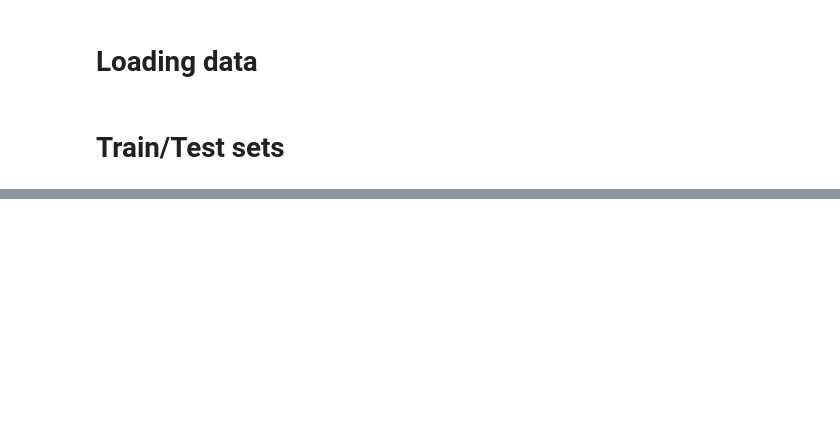
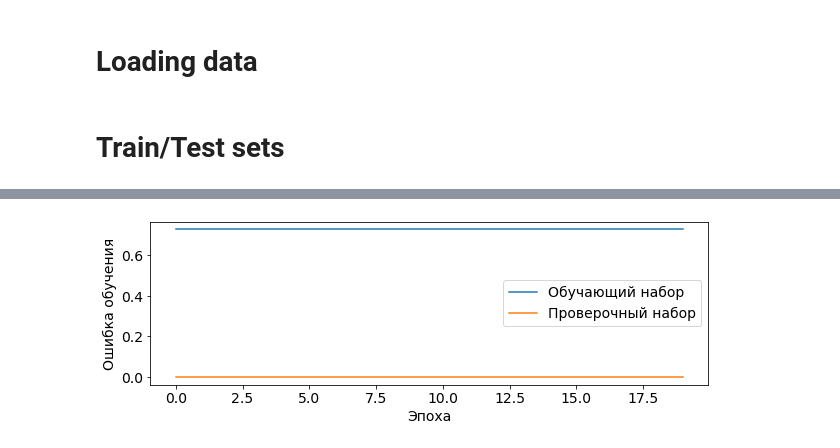
Before and after one commit to Elena-Apo/diploma, a Jupyter notebook: Network.ipynb, the cells around one changed output, grey strips where cells are left out. Drawn from its saved outputs; the diff is of its cells as text; code cells hidden in the pictures; blank space fills up the shorter version.

```diff
--- a/Network.ipynb
+++ b/Network.ipynb
@@ -150,0 +112,12 @@ model = keras.Sequential([
+# %%
+model = keras.Sequential([
+    Flatten(input_shape=(h_size, X.shape[2])),
+    Dense(1, activation='sigmoid')
+])
+
+print(model.summary())      # вывод структуры НС в консоль
+
+model.compile(optimizer='adam',
+            #  loss='mean_squared_error',
+             loss=keras.losses.BinaryCrossentropy(from_logits=False),
+             metrics=['accuracy'])
@@ -151,9 +128,6 @@ model = keras.Sequential([
 # %%
-print(model.summary())      # вывод структуры НС в консоль
+# X_tr = X_train.reshape((X_train.shape[0], X_train.shape[1], X_train.shape[2]))
 
-model.compile(optimizer='adam',
-             loss='mean_squared_error',
-             metrics=['accuracy'])
+epochs_num = 20
 
-
-hist = model.fit(x_train, y_train_cat_new, batch_size=32, epochs=5, validation_split=0.2)
+hist = model.fit(X_train, y_train, batch_size=100, epochs=epochs_num, validation_split=0.3)
@@ -160,10 +152,19 @@ hist = model.fit(x_train, y_train_cat_new, batch_size=32, epochs=5, validation_s
 # %%
 train_loss = hist.history['loss']
-xc = range(5)
-plt.figure()
-plt.plot(xc, train_loss)
+val_loss = hist.history['val_loss']
+
+fig, ax = plt.subplots(figsize=(10,3))
+plt.rcParams.update({'font.size': 14})
+plt.plot(range(epochs_num), train_loss, label='Обучающий набор')
+plt.plot(range(epochs_num), val_loss, label='Проверочный набор')
+plt.legend()
 plt.xlabel('Эпоха')
 plt.ylabel('Ошибка обучения')
-plt.title('Ошибка на тренировочном наборе')
-plt.show()
+
+
+#Saving results
+image_name = f'figures/loss_NN.jpg'
+# fig.savefig(image_name, format='jpg', dpi=110, bbox_inches='tight', pad_inches = 0.2)
+# %% [output]
+[figure, added]
 # %%
```
Also changed, not shown: parts of 13 cells of this notebook.
